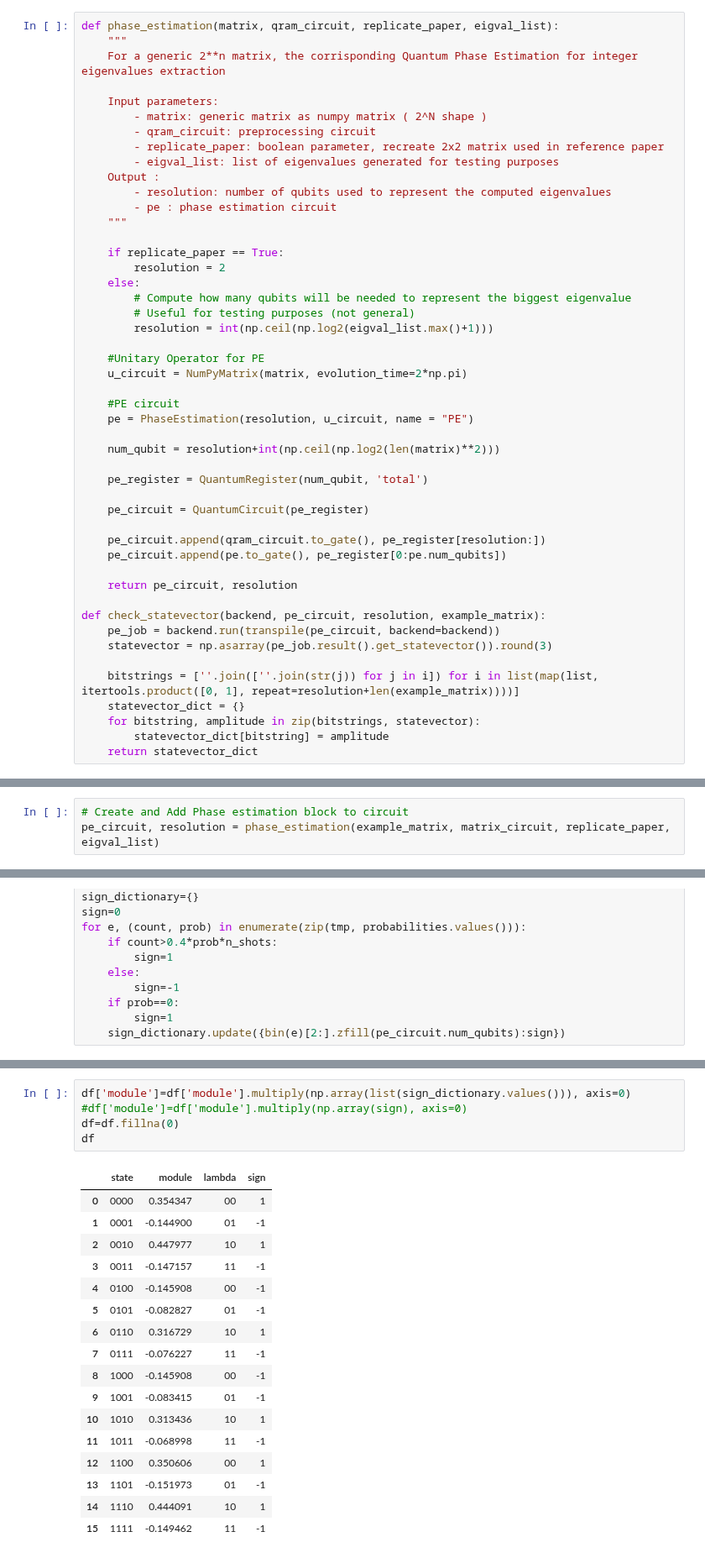
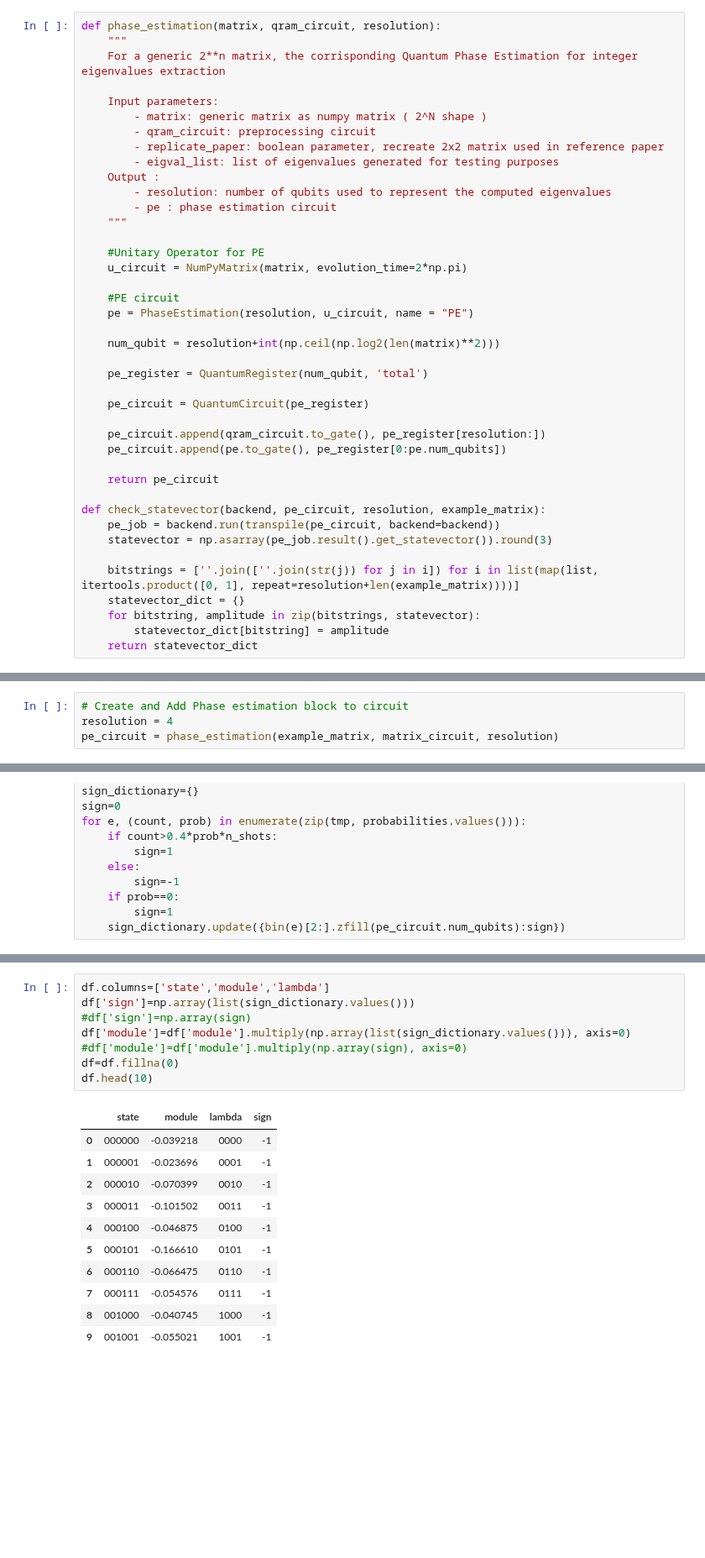
Before and after one commit to PolnareffPark/QuPCA, a Jupyter notebook: preprocessing_pe_tomography_reconstruction.ipynb, the cells around one changed output, grey strips where cells are left out. Shown at 84% size. Drawn from its saved outputs; the diff is of its cells as text; blank space fills up the shorter version.

```diff
--- a/preprocessing_pe_tomography_reconstruction.ipynb
+++ b/preprocessing_pe_tomography_reconstruction.ipynb
@@ -150,7 +150,7 @@ def generate_qram_circuit(thetas, all_combinations, example_matrix):
             qc.append(c_ry, c_t_qubits)
     return qc
 # %%
-def phase_estimation(matrix, qram_circuit, replicate_paper, eigval_list):
+def phase_estimation(matrix, qram_circuit, resolution):
     """
     For a generic 2**n matrix, the corrisponding Quantum Phase Estimation for integer eigenvalues extraction
 
@@ -163,13 +163,6 @@ def phase_estimation(matrix, qram_circuit, replicate_paper, eigval_list):
         - resolution: number of qubits used to represent the computed eigenvalues
         - pe : phase estimation circuit
     """
-
-    if replicate_paper == True:
-        resolution = 2
-    else:
-        # Compute how many qubits will be needed to represent the biggest eigenvalue
-        # Useful for testing purposes (not general)
-        resolution = int(np.ceil(np.log2(eigval_list.max()+1)))
 
     #Unitary Operator for PE
     u_circuit = NumPyMatrix(matrix, evolution_time=2*np.pi)
@@ -186,7 +179,7 @@ def phase_estimation(matrix, qram_circuit, replicate_paper, eigval_list):
     pe_circuit.append(qram_circuit.to_gate(), pe_register[resolution:])
     pe_circuit.append(pe.to_gate(), pe_register[0:pe.num_qubits])
 
-    return pe_circuit, resolution
+    return pe_circuit
 
 def check_statevector(backend, pe_circuit, resolution, example_matrix):
     pe_job = backend.run(transpile(pe_circuit, backend=backend))
@@ -296,7 +289,8 @@ job.result().get_counts()
 #### Phase Estimation
 # %%
 # Create and Add Phase estimation block to circuit
-pe_circuit, resolution = phase_estimation(example_matrix, matrix_circuit, replicate_paper, eigval_list)
+resolution = 4
+pe_circuit = phase_estimation(example_matrix, matrix_circuit, resolution)
 # %%
 # Check that the circuit correctly estimates the eigenvalues
 # (only the states associated to the correct eigenvalues have probability amplitude different from 0)
@@ -521,26 +467,23 @@ df
 # %%
+df.columns=['state','module','lambda']
+df['sign']=np.array(list(sign_dictionary.values()))
+#df['sign']=np.array(sign)
 df['module']=df['module'].multiply(np.array(list(sign_dictionary.values())), axis=0)
 #df['module']=df['module'].multiply(np.array(sign), axis=0)
 df=df.fillna(0)
-df
+df.head(10)
 # %% [output]
 |  | state | module | lambda | sign |
-| 0 | 0000 | 0.354347 | 00 | 1 |
-| 1 | 0001 | -0.144900 | 01 | -1 |
-| 2 | 0010 | 0.447977 | 10 | 1 |
-| 3 | 0011 | -0.147157 | 11 | -1 |
-| 4 | 0100 | -0.145908 | 00 | -1 |
-| 5 | 0101 | -0.082827 | 01 | -1 |
-| 6 | 0110 | 0.316729 | 10 | 1 |
-| 7 | 0111 | -0.076227 | 11 | -1 |
-| 8 | 1000 | -0.145908 | 00 | -1 |
-| 9 | 1001 | -0.083415 | 01 | -1 |
-| 10 | 1010 | 0.313436 | 10 | 1 |
-| 11 | 1011 | -0.068998 | 11 | -1 |
-| 12 | 1100 | 0.350606 | 00 | 1 |
-| 13 | 1101 | -0.151973 | 01 | -1 |
-| 14 | 1110 | 0.444091 | 10 | 1 |
-| 15 | 1111 | -0.149462 | 11 | -1 |
+| 0 | 000000 | -0.039218 | 0000 | -1 |
+| 1 | 000001 | -0.023696 | 0001 | -1 |
+| 2 | 000010 | -0.070399 | 0010 | -1 |
+| 3 | 000011 | -0.101502 | 0011 | -1 |
+| 4 | 000100 | -0.046875 | 0100 | -1 |
+| 5 | 000101 | -0.166610 | 0101 | -1 |
+| 6 | 000110 | -0.066475 | 0110 | -1 |
+| 7 | 000111 | -0.054576 | 0111 | -1 |
+| 8 | 001000 | -0.040745 | 1000 | -1 |
+| 9 | 001001 | -0.055021 | 1001 | -1 |
 # %%
 a=[]
 save_sign=[]
```
Also changed, not shown: parts of 17 cells of this notebook.
